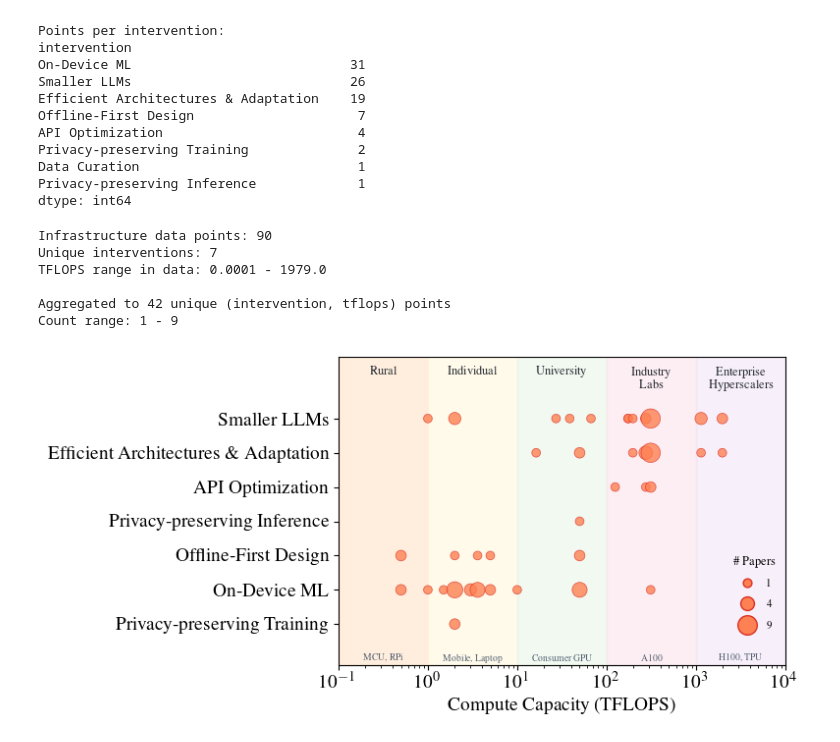
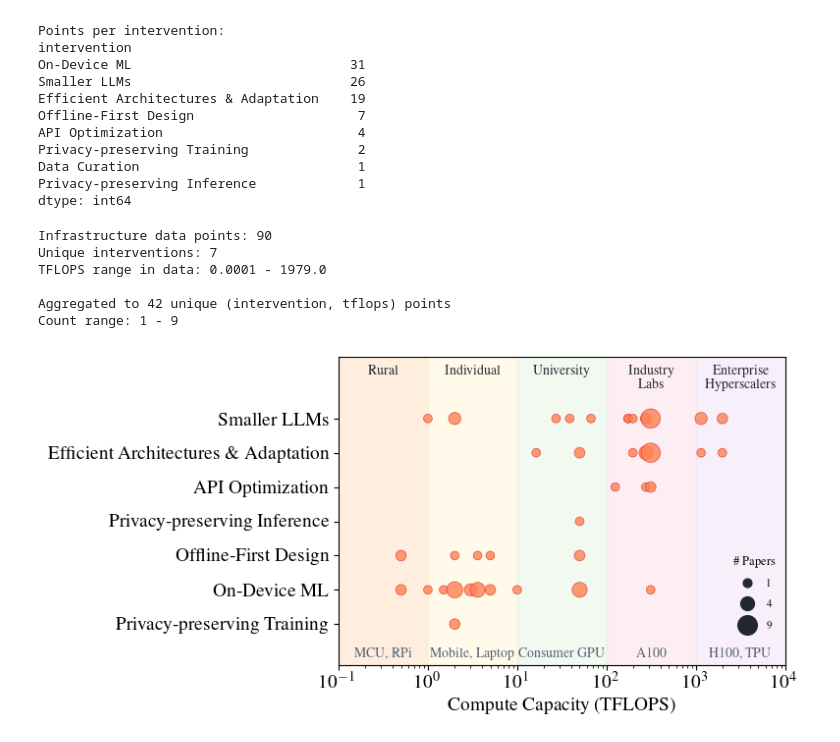
Before and after one commit to ljvmiranda921/edgeml-survey, a Jupyter notebook: notebooks/2026-02-12-figures-for-paper.ipynb, the cells around one changed output. Cells and saved outputs as stored; diff of their text form; code cells hidden in the pictures.

```diff
--- a/notebooks/2026-02-12-figures-for-paper.ipynb
+++ b/notebooks/2026-02-12-figures-for-paper.ipynb
@@ -898,7 +898,7 @@ for tier in compute_tiers:
         tier["name"],
         ha="center",
         va="bottom",
-        fontsize=9,
+        fontsize=10,
         fontweight="bold",
         color=CAMBRIDGE_COLORS["slate_4"],
     )
@@ -906,11 +906,11 @@ for tier in compute_tiers:
     # Device examples at bottom
     ax.text(
         mid_x,
-        -0.9,
+        -0.7,
         tier["devices"],
         ha="center",
         va="top",
-        fontsize=7,
+        fontsize=10,
         fontstyle="italic",
         color=CAMBRIDGE_COLORS["slate_3"],
     )
@@ -934,7 +934,7 @@ ax.scatter(
     zorder=3,
 )
 
-# Add size legend
+# Add size legend with BLACK markers
 from matplotlib.lines import Line2D
 
 legend_counts = [1, max(2, max_count // 2), max_count] if max_count > 1 else [1]
@@ -948,8 +948,8 @@ legend_elements = [
         [0],
         marker="o",
         color="w",
-        markerfacecolor=CAMBRIDGE_COLORS["crest"],
-        markeredgecolor=CAMBRIDGE_COLORS["dark_crest"],
+        markerfacecolor=CAMBRIDGE_COLORS["slate_4"],
+        markeredgecolor=CAMBRIDGE_COLORS["slate_4"],
         markersize=np.sqrt(s),
         label=f"{c}",
         linestyle="None",
@@ -965,46 +965,31 @@ ax.legend(
     fontsize=8,
     title_fontsize=9,
     labelspacing=1,
 )
-
-legend_elements = [
-    Line2D(
-        [0],
-        [0],
-        marker="o",
-        color="w",
-        markerfacecolor="black",  # or CAMBRIDGE_COLORS["slate_4"]
-        markeredgecolor="black",
-        markersize=np.sqrt(s),
-        label=f"{c}",
-        linestyle="None",
-    )
-    for c, s in zip(legend_counts, legend_sizes)
-]
 
 # Set log scale for x-axis
 ax.set_xscale("log")
 ax.set_xlim(0.1, 10000)
 
 # Set y-ticks to intervention names
 ax.set_yticks(range(len(intervention_order)))
 ax.set_yticklabels([i.replace("&", r"\&") for i in intervention_order])
 ax.set_ylim(-1.2, len(intervention_order) + 0.8)
 
 # Labels
 ax.set_xlabel("Compute Capacity (TFLOPS)")
 ax.set_ylabel("")
 
 fig.tight_layout()
 fig.savefig(
     OUTPUT_DIR / "intervention_by_compute_capacity.pdf", bbox_inches="tight", dpi=300
 )
 plt.show()
 # %% [output]
 Infrastructure data points: 90
 Unique interventions: 7
 TFLOPS range in data: 0.0001 - 1979.0
 
 Aggregated to 42 unique (intervention, tflops) points
 Count range: 1 - 9
-[figure, old version]
+[figure, new version]
```
